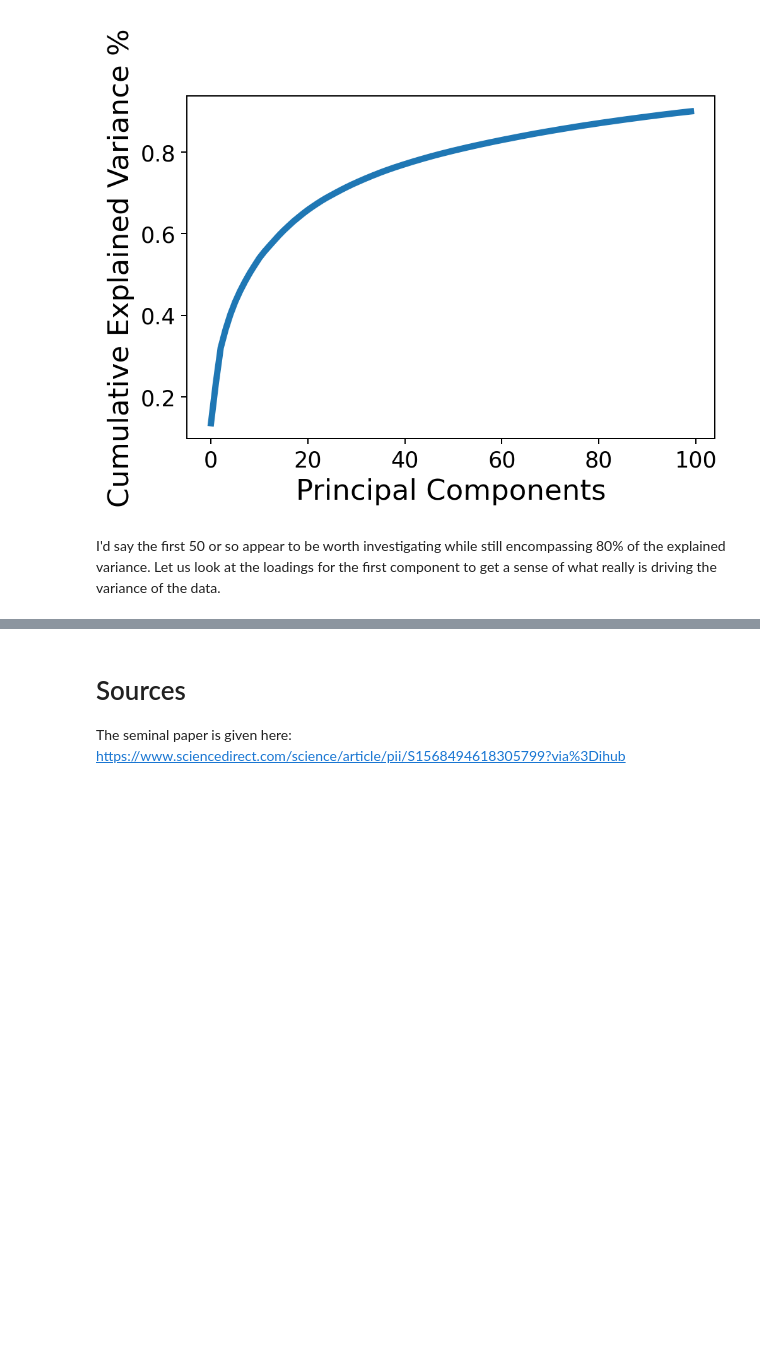
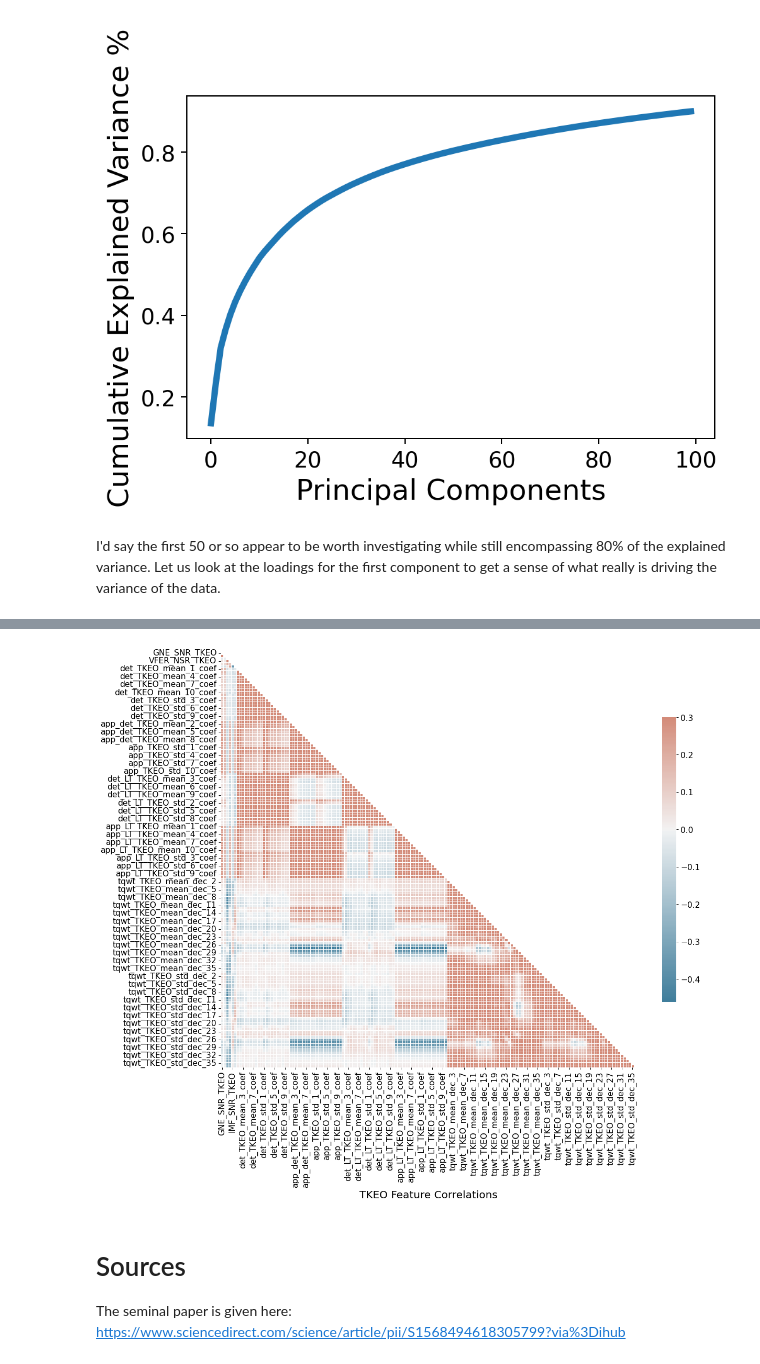
Before and after one commit to Mark-Oussoren/Parkinson_Classification, a Jupyter notebook: notebooks/EDA - Mark.ipynb, the cells around one changed output, grey strips where cells are left out. Cells and saved outputs as stored; diff of their text form; code cells hidden in the pictures; blank space fills up the shorter version.

```diff
--- a/notebooks/EDA - Mark.ipynb
+++ b/notebooks/EDA - Mark.ipynb
@@ -115,3 +152,13 @@ array([[ 0.0073493 ,  0.00113214,  0.00645179, ..., -0.03624139,
+# %%
+tkeo_corr = raw_df[tkeo_feats].corr(method='kendall')
+
+graph.sns_corrplot(tkeo_corr,
+              savefig=True,
+              title=None,
+              xlab='TKEO Feature Correlations')
+plt.savefig("./figs/tkeo_feat_corr.png", bbox_inches="tight")
+# %% [output]
+[figure, added]
 # %% [markdown]
 # Sources
 
```
Also changed, not shown: parts of 5 cells of this notebook, 1 other file.
